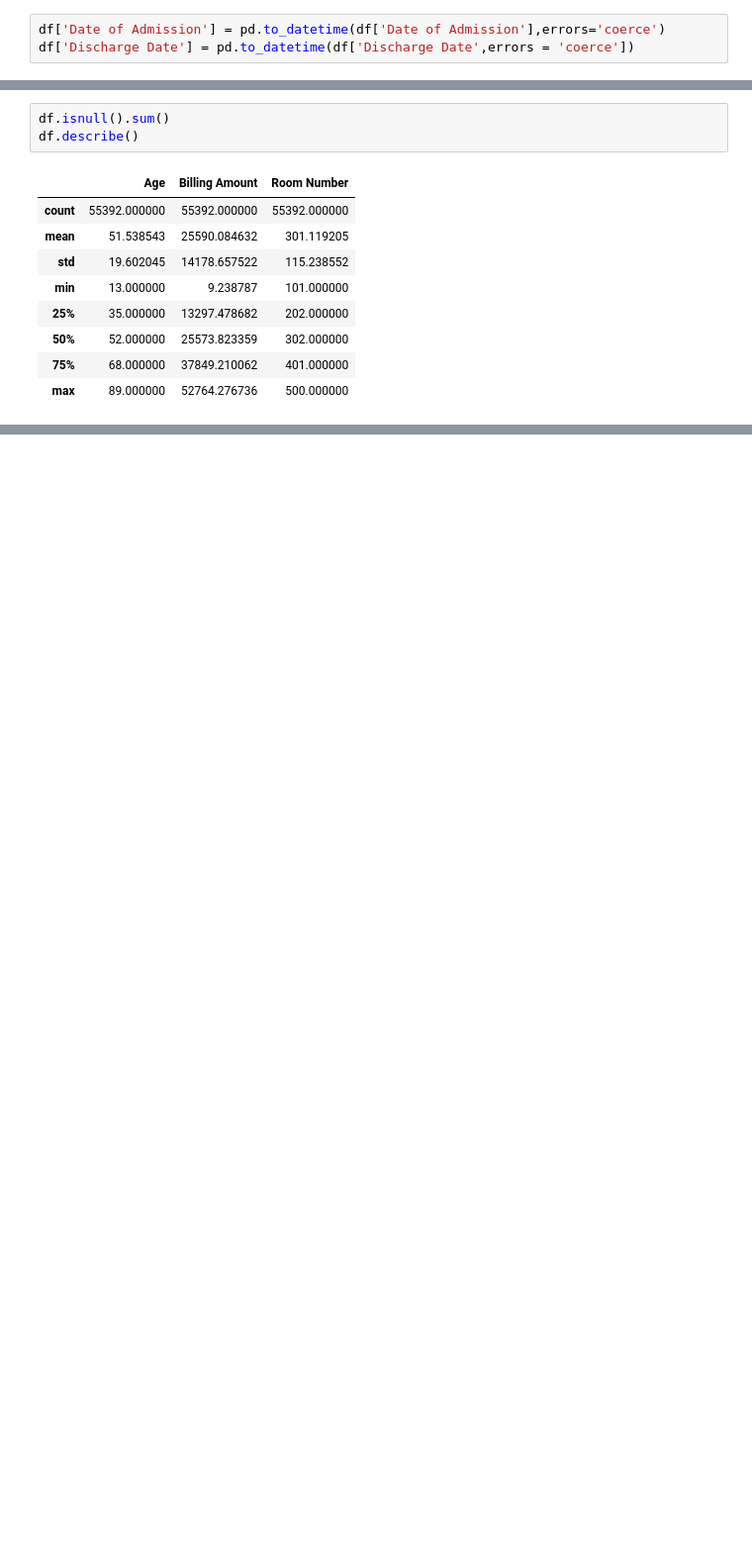
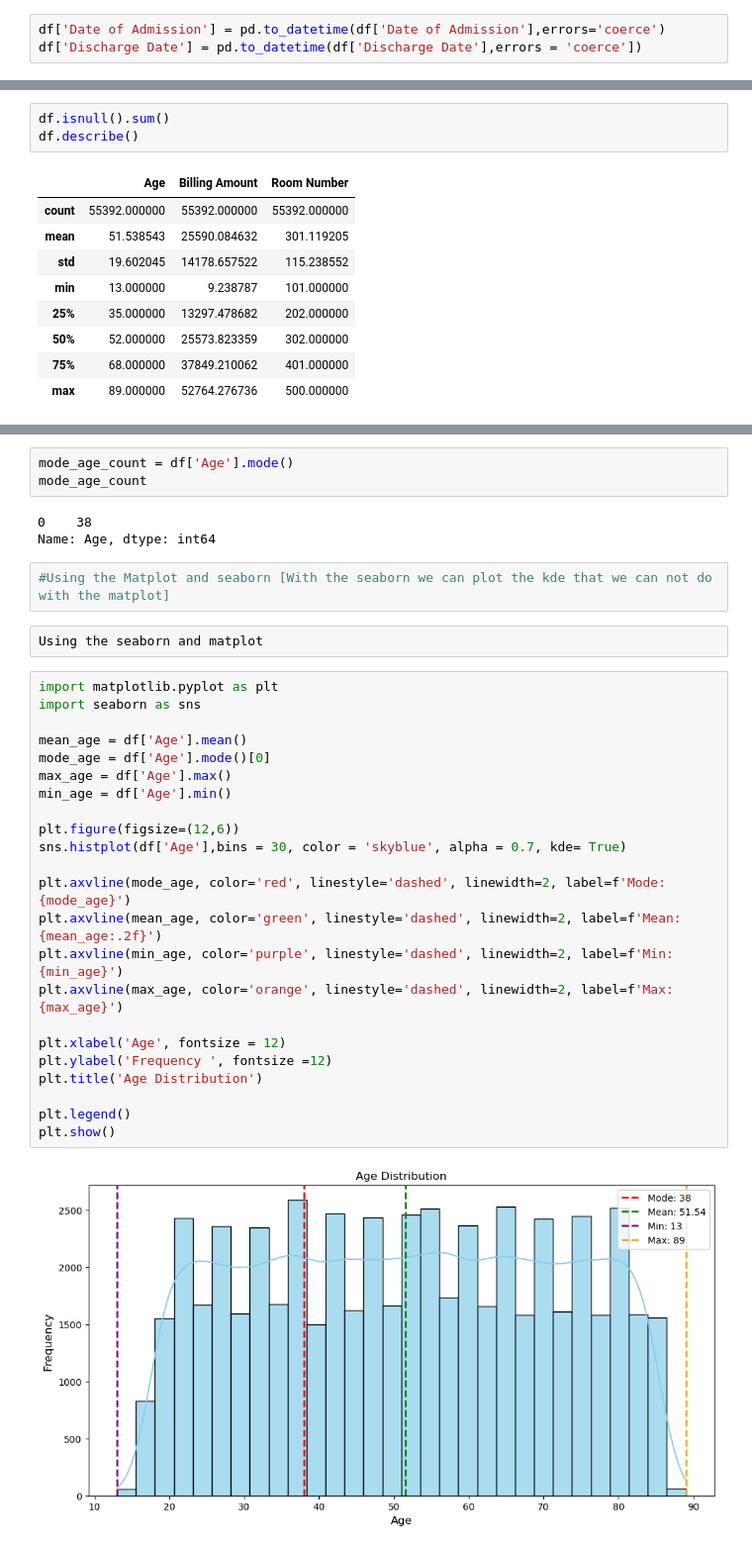
Before and after one commit to Yashshah0502/HealtchCare_Analysis, a Jupyter notebook: Data.ipynb, the cells around one changed output, grey strips where cells are left out. Shown at 99% size. Saved outputs shown, nothing was run; the diff lists cells and outputs as text; blank space fills up the shorter version.

```diff
--- a/Data.ipynb
+++ b/Data.ipynb
@@ -147,4 +143,4 @@ last      2024-06-06 00:00:00
 Name: Discharge Date, dtype: object
 # %%
 df['Date of Admission'] = pd.to_datetime(df['Date of Admission'],errors='coerce')
-df['Discharge Date'] = pd.to_datetime(df['Discharge Date',errors = 'coerce'])
+df['Discharge Date'] = pd.to_datetime(df['Discharge Date'],errors = 'coerce'])
@@ -217,0 +264,35 @@ import matplotlib as plt
+# %%
+mode_age_count = df['Age'].mode()
+mode_age_count
+# %% [output]
+0    38
+Name: Age, dtype: int64
+# %%
+#Using the Matplot and seaborn [With the seaborn we can plot the kde that we can not do with the matplot]
+# %% [raw]
+Using the seaborn and matplot
+# %%
+import matplotlib.pyplot as plt
+import seaborn as sns
+
+mean_age = df['Age'].mean()
+mode_age = df['Age'].mode()[0]
+max_age = df['Age'].max()
+min_age = df['Age'].min()
+
+plt.figure(figsize=(12,6))
+sns.histplot(df['Age'],bins = 30, color = 'skyblue', alpha = 0.7, kde= True)
+
+plt.axvline(mode_age, color='red', linestyle='dashed', linewidth=2, label=f'Mode: {mode_age}')
+plt.axvline(mean_age, color='green', linestyle='dashed', linewidth=2, label=f'Mean: {mean_age:.2f}')
+plt.axvline(min_age, color='purple', linestyle='dashed', linewidth=2, label=f'Min: {min_age}')
+plt.axvline(max_age, color='orange', linestyle='dashed', linewidth=2, label=f'Max: {max_age}')
+
+plt.xlabel('Age', fontsize = 12)
+plt.ylabel('Frequency ', fontsize =12)
+plt.title('Age Distribution')
+
+plt.legend()
+plt.show()
+# %% [output]
+[figure, added]
```
Also changed, not shown: parts of 18 cells of this notebook.
